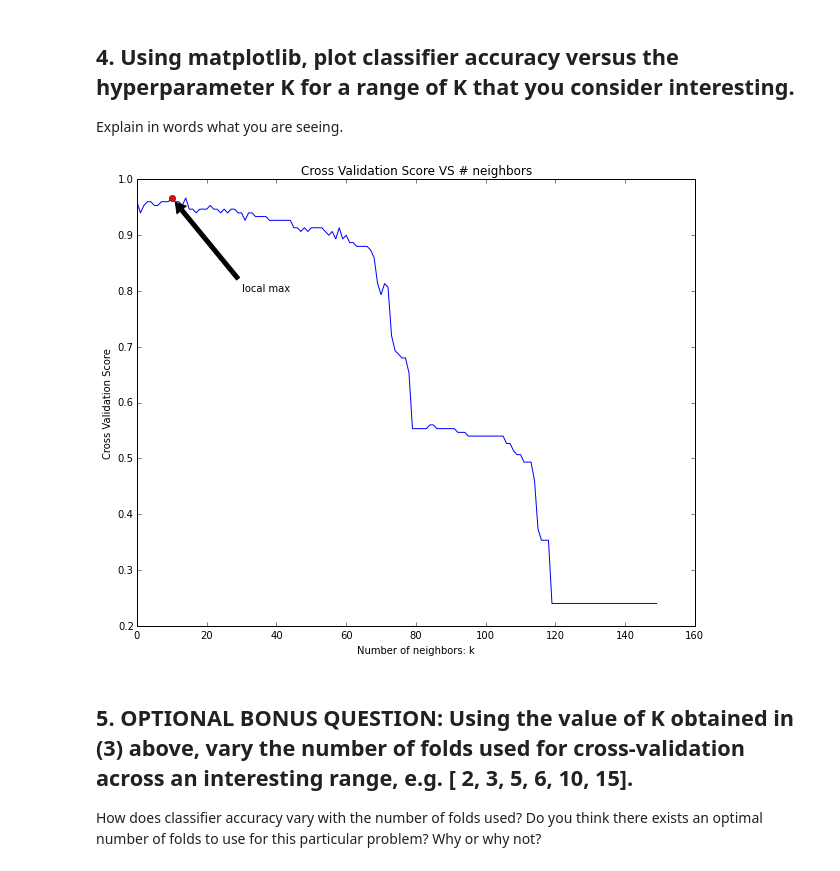
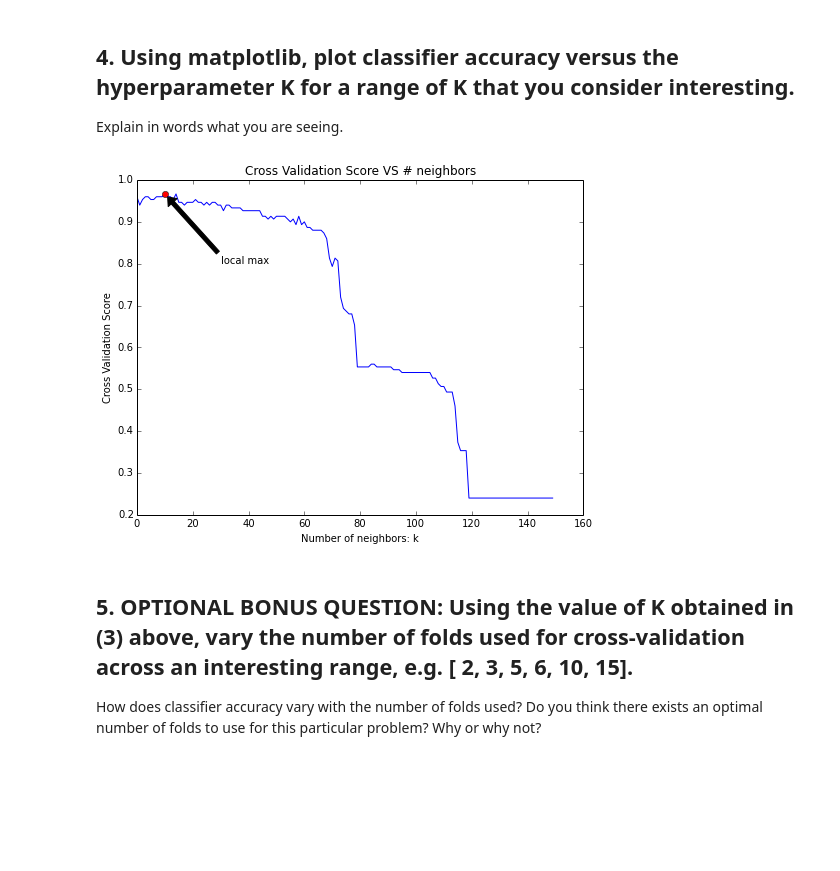
Before and after one commit to zd123/DAT_SF_5, a Jupyter notebook: iPython notebooks/HW2 - Solution.ipynb, the cells around one changed output. Drawn from its saved outputs; the diff is of its cells as text; code cells hidden in the pictures; blank space fills up the shorter version.

```diff
--- a/iPython notebooks/HW2 - Solution.ipynb
+++ b/iPython notebooks/HW2 - Solution.ipynb
@@ -15,7 +15,8 @@ from sklearn import neighbors
 Let's create a Pandas DataFrame with the data.
 # %%
 df = pd.read_csv('data/iris_data.csv',
-                 names=['SepalLength','SepalWidth','PetalLength','PetalWidth','Name'])
+                 names=['SepalLength','SepalWidth','PetalLength','PetalWidth','Name'],
+                 header=None)
 
 # alternatively we can pull the data directly from the web :)
 # df = pd.read_csv('https://archive.ics.uci.edu/ml/machine-learning-databases/iris/iris.data',
@@ -169,22 +174,22 @@ It seems that for 10 neighbors we obtain the maximum score
 ## 4. Using matplotlib, plot classifier accuracy versus the hyperparameter K for a range of K that you consider interesting.
 Explain in words what you are seeing.
 # %%
-fig = plt.figure(figsize = (10, 8))
+fig = plt.figure(figsize = (8, 6))
 ax = fig.add_subplot(111)
 ax.plot(res)
 ax.plot(k_max, k_max_score, 'or')
 plt.title('Cross Validation Score VS # neighbors')
 plt.xlabel('Number of neighbors: k')
 plt.ylabel('Cross Validation Score')
 
 ax.annotate('local max', xy=(k_max, k_max_score), xytext=(30, 0.8),
             arrowprops=dict(facecolor='black', shrink=0.05),
             )
 
 
 plt.show()
 # %% [output]
-[figure, old version]
+[figure, new version]
 # %% [markdown]
 ## 5. OPTIONAL BONUS QUESTION: Using the value of K obtained in (3) above, vary the number of folds used for cross-validation across an interesting range, e.g. [ 2, 3, 5, 6, 10, 15].
 How does classifier accuracy vary with the number of folds used? Do you think there exists an optimal number of folds to use for this particular problem? Why or why not?
```
Also changed, not shown: parts of 5 cells of this notebook.
